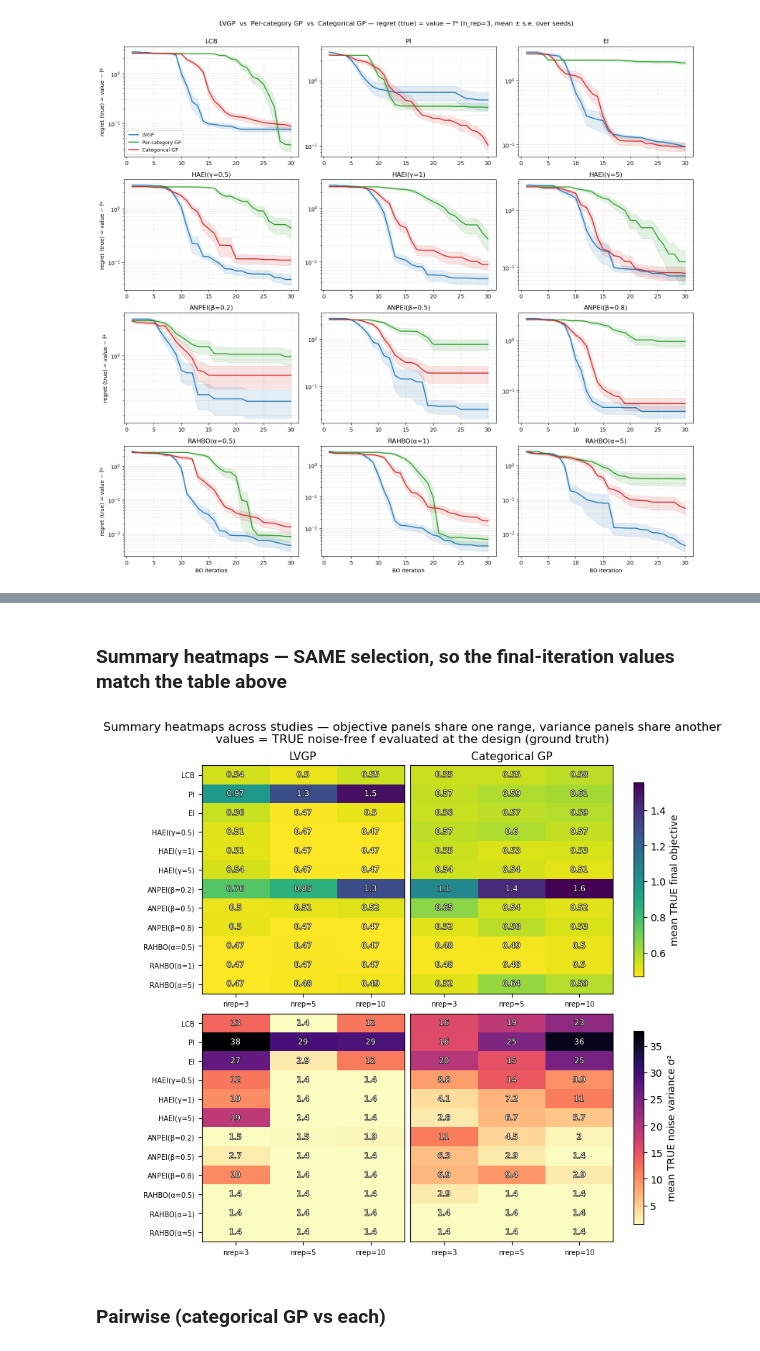
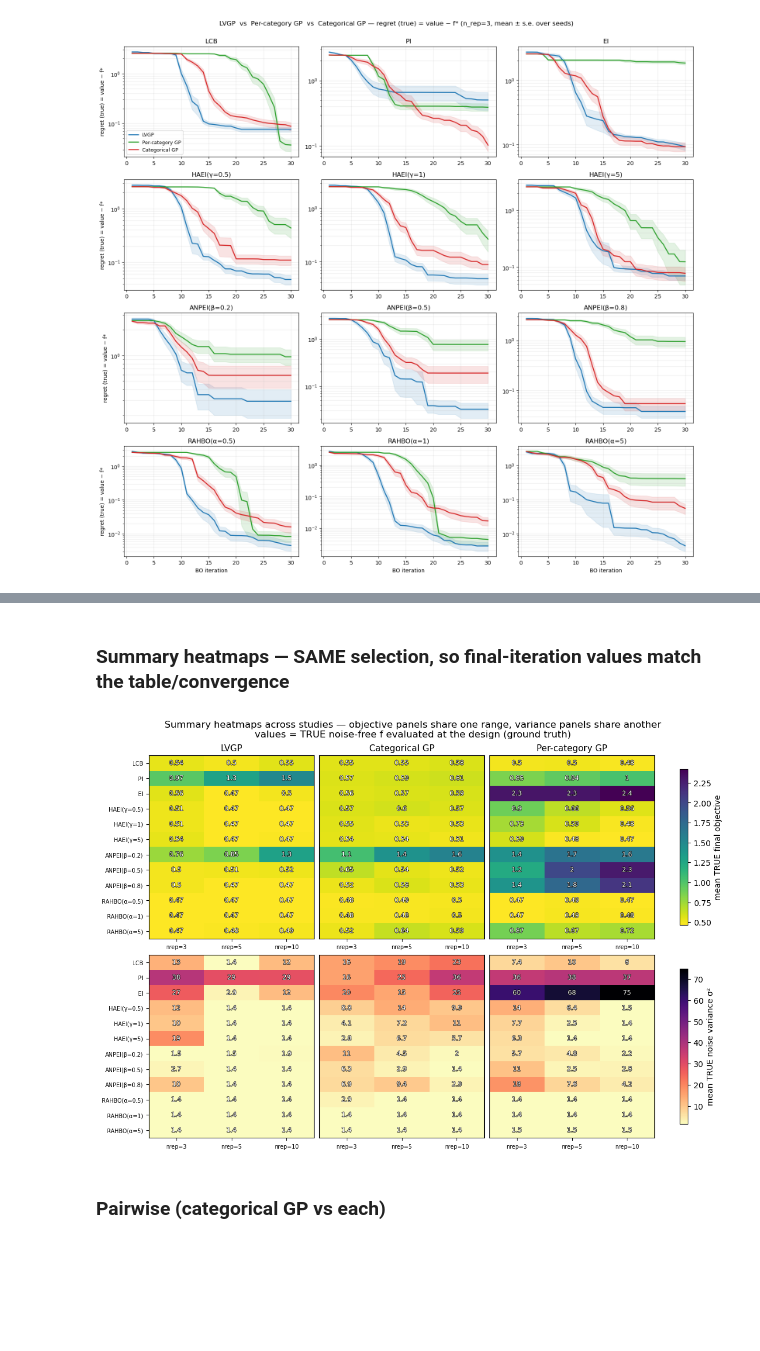
Before and after one commit to Chris1504-fdz/heter_lvgp, a Jupyter notebook: compare_methods.ipynb, the cells around one changed output, grey strips where cells are left out. Saved outputs shown, nothing was run; the diff lists cells and outputs as text; code cells hidden in the pictures; blank space fills up the shorter version.

```diff
--- a/compare_methods.ipynb
+++ b/compare_methods.ipynb
@@ -75,11 +85,11 @@ compare_studies_multi(studies, is_ground_truth=GROUND_TRUTH, n_rep=3)
 # %% [markdown]
-### Summary heatmaps — SAME selection, so the final-iteration values match the table above
+### Summary heatmaps — SAME selection, so final-iteration values match the table/convergence
 # %%
-# heatmap column order: LVGP, Categorical (both share across categories), then Per-category (no sharing) in the corner
-heatmap_order = [(lvgp, "LVGP"), (cat, "Categorical GP")]#, (gp, "Per-category GP")]
+# heatmap column order: LVGP, Categorical (both share across categories), Per-category (no sharing) in the corner
+heatmap_order = [(lvgp, "LVGP"), (cat, "Categorical GP"), (gp, "Per-category GP")]
 compare_summary_heatmaps(heatmap_order, is_ground_truth=GROUND_TRUTH)
 # %% [output]
-[figure, old version]
+[figure, new version]
 # %% [markdown]
 ### Pairwise (categorical GP vs each)
 # %%
```
Also changed, not shown: parts of 12 cells of this notebook, 2 other files.
